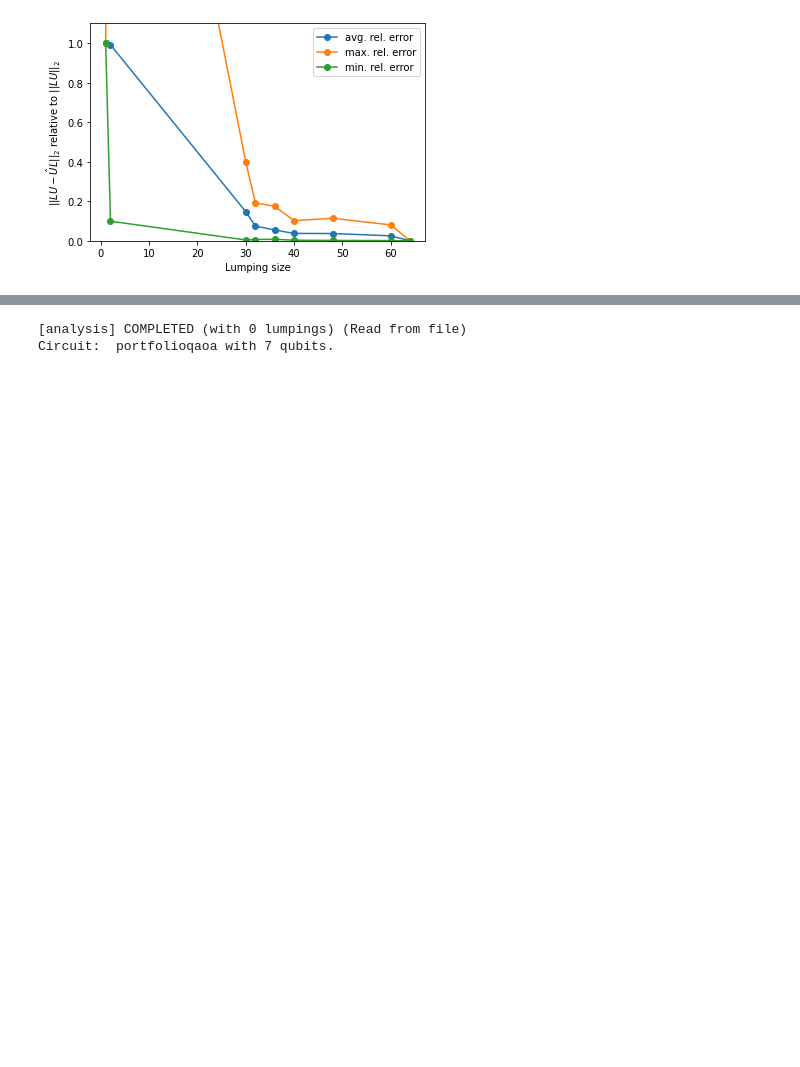
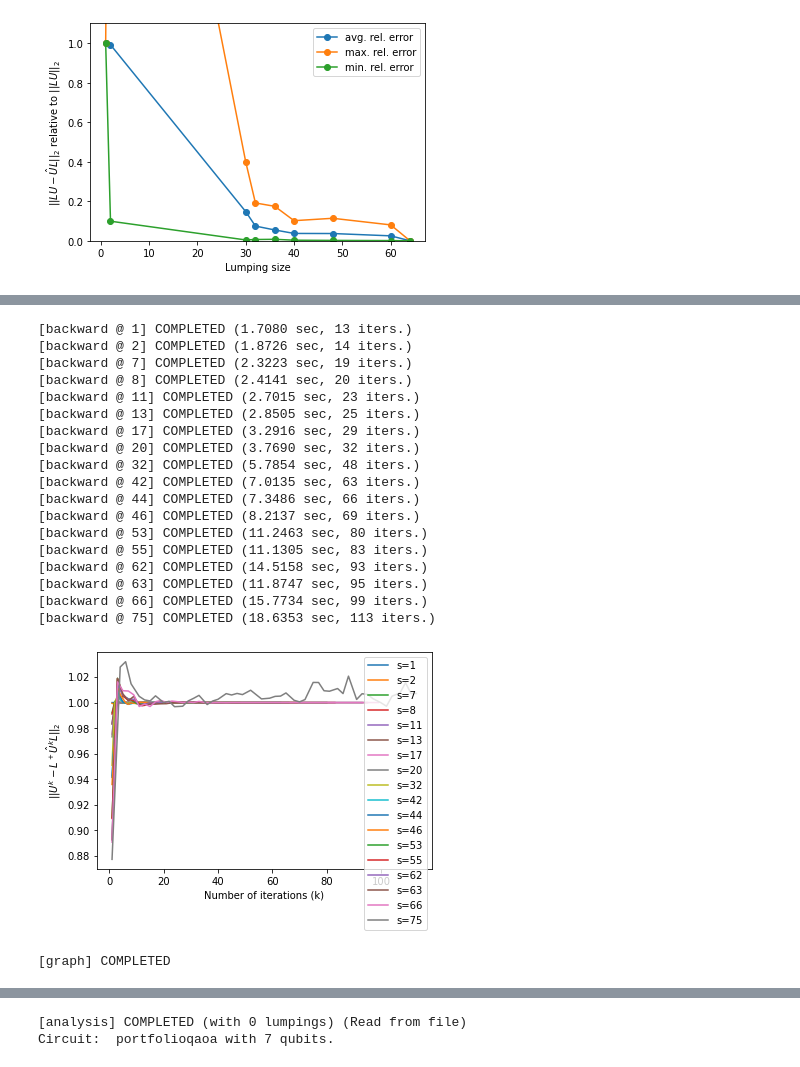
Before and after one commit to Antonio-JP/CLUE, a Jupyter notebook: notebooks/numerical_quantum.ipynb, the cells around one changed output, grey strips where cells are left out. Saved outputs shown, nothing was run; the diff lists cells and outputs as text; code cells hidden in the pictures; blank space fills up the shorter version.

```diff
--- a/notebooks/numerical_quantum.ipynb
+++ b/notebooks/numerical_quantum.ipynb
@@ -273,0 +147,5 @@ generate_error_graph(GS, closest_unitary_error, r"\tilde{U}", threshold=threshol
+# %%
+AE = QuantumBenchmark.generate_example("ae", 7, 0)
+A = analysis(AE, threshold)
+print("Circuit: ", AE)
+A
@@ -273,0 +193,23 @@ generate_error_graph(GS, closest_unitary_error, r"\tilde{U}", threshold=threshol
+# %%
+generate_error_graph(AE, bound_lump=(0,79),threshold=threshold)
+# %% [output]
+[backward @ 1] COMPLETED (1.7080 sec, 13 iters.)
+[backward @ 2] COMPLETED (1.8726 sec, 14 iters.)
+[backward @ 7] COMPLETED (2.3223 sec, 19 iters.)
+[backward @ 8] COMPLETED (2.4141 sec, 20 iters.)
+[backward @ 11] COMPLETED (2.7015 sec, 23 iters.)
+[backward @ 13] COMPLETED (2.8505 sec, 25 iters.)
+[backward @ 17] COMPLETED (3.2916 sec, 29 iters.)
+[backward @ 20] COMPLETED (3.7690 sec, 32 iters.)
+[backward @ 32] COMPLETED (5.7854 sec, 48 iters.)
+[backward @ 42] COMPLETED (7.0135 sec, 63 iters.)
+[backward @ 44] COMPLETED (7.3486 sec, 66 iters.)
+[backward @ 46] COMPLETED (8.2137 sec, 69 iters.)
+[backward @ 53] COMPLETED (11.2463 sec, 80 iters.)
+[backward @ 55] COMPLETED (11.1305 sec, 83 iters.)
+[backward @ 62] COMPLETED (14.5158 sec, 93 iters.)
+[backward @ 63] COMPLETED (11.8747 sec, 95 iters.)
+[backward @ 66] COMPLETED (15.7734 sec, 99 iters.)
+[backward @ 75] COMPLETED (18.6353 sec, 113 iters.)
+[figure, added]
+[graph] COMPLETED
```
Also changed, not shown: parts of 64 cells of this notebook, 3 other files.
